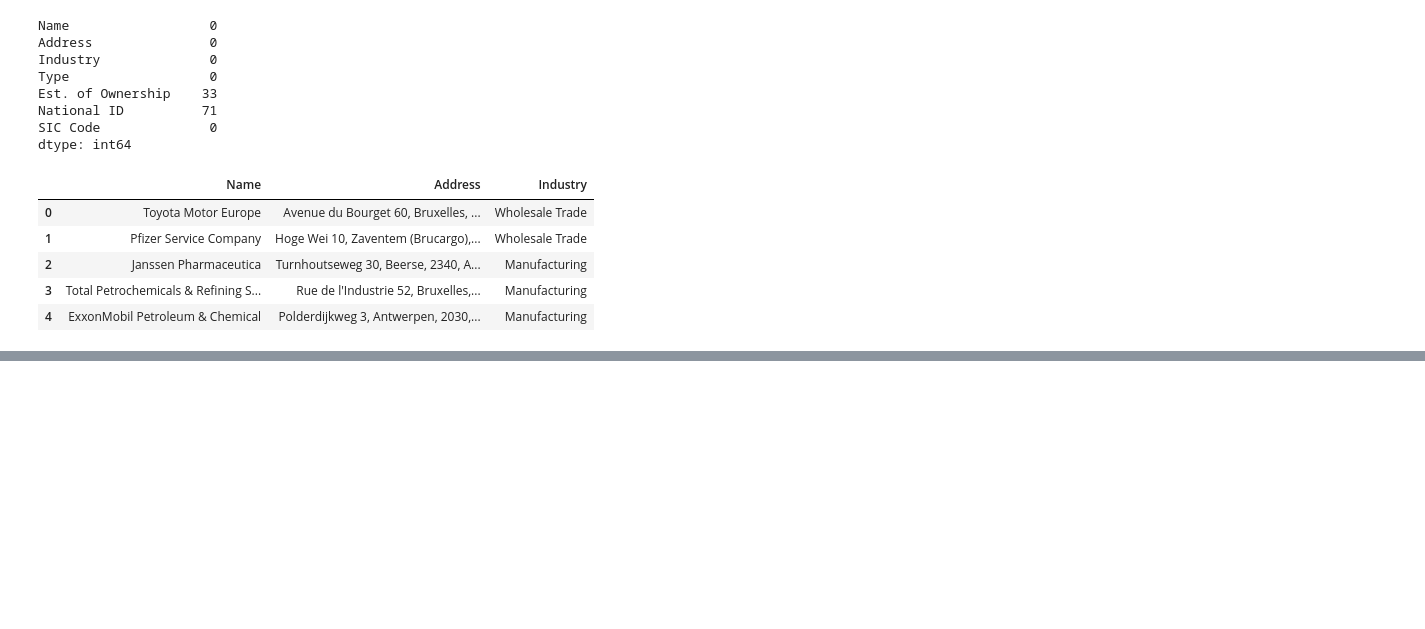
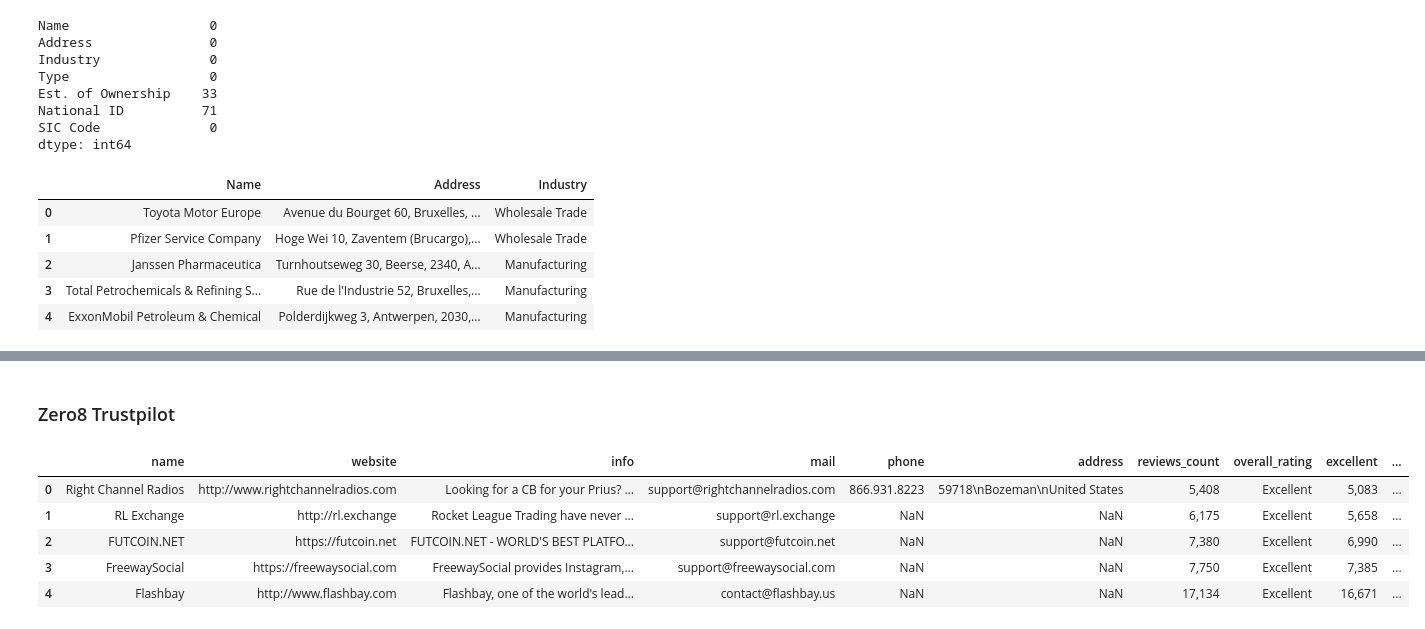
Before and after one commit to samuel-esp/IngDati-Progetto, a Jupyter notebook: Schema Alignment.ipynb, the cells around one changed output, grey strips where cells are left out. Saved outputs shown, nothing was run; the diff lists cells and outputs as text; code cells hidden in the pictures; blank space fills up the shorter version.

```diff
--- a/Schema Alignment.ipynb
+++ b/Schema Alignment.ipynb
@@ -403 +480,13 @@ hpvalue.rename(columns={'Industry':'industry'}, inplace=True)
+# %% [markdown]
+### Zero8 Trustpilot
+# %%
+z8trustpilot = pd.read_json('sources/aziende/Zero8-trustpilot.com-v1.json', lines=True)
+z8trustpilot.head()
+# %% [output]
+|  | name | website | info | mail | phone | address | reviews_count | overall_rating | excellent | ... |
+| 0 | Right Channel Radios | http://www.rightchannelradios.com | Looking for a CB for your Prius? ... | support@rightchannelradios.com | 866.931.8223 | 59718\nBozeman\nUnited States | 5,408 | Excellent | 5,083 | ... |
+| 1 | RL Exchange | http://rl.exchange | Rocket League Trading have never ... | support@rl.exchange | NaN | NaN | 6,175 | Excellent | 5,658 | ... |
+| 2 | FUTCOIN.NET | https://futcoin.net | FUTCOIN.NET - WORLD'S BEST PLATFO... | support@futcoin.net | NaN | NaN | 7,380 | Excellent | 6,990 | ... |
+| 3 | FreewaySocial | https://freewaysocial.com | FreewaySocial provides Instagram,... | support@freewaysocial.com | NaN | NaN | 7,750 | Excellent | 7,385 | ... |
+| 4 | Flashbay | http://www.flashbay.com | Flashbay, one of the world's lead... | contact@flashbay.us | NaN | NaN | 17,134 | Excellent | 16,671 | ... |
 # %%
```
Also changed, not shown: parts of 20 cells of this notebook, 8 other files.
